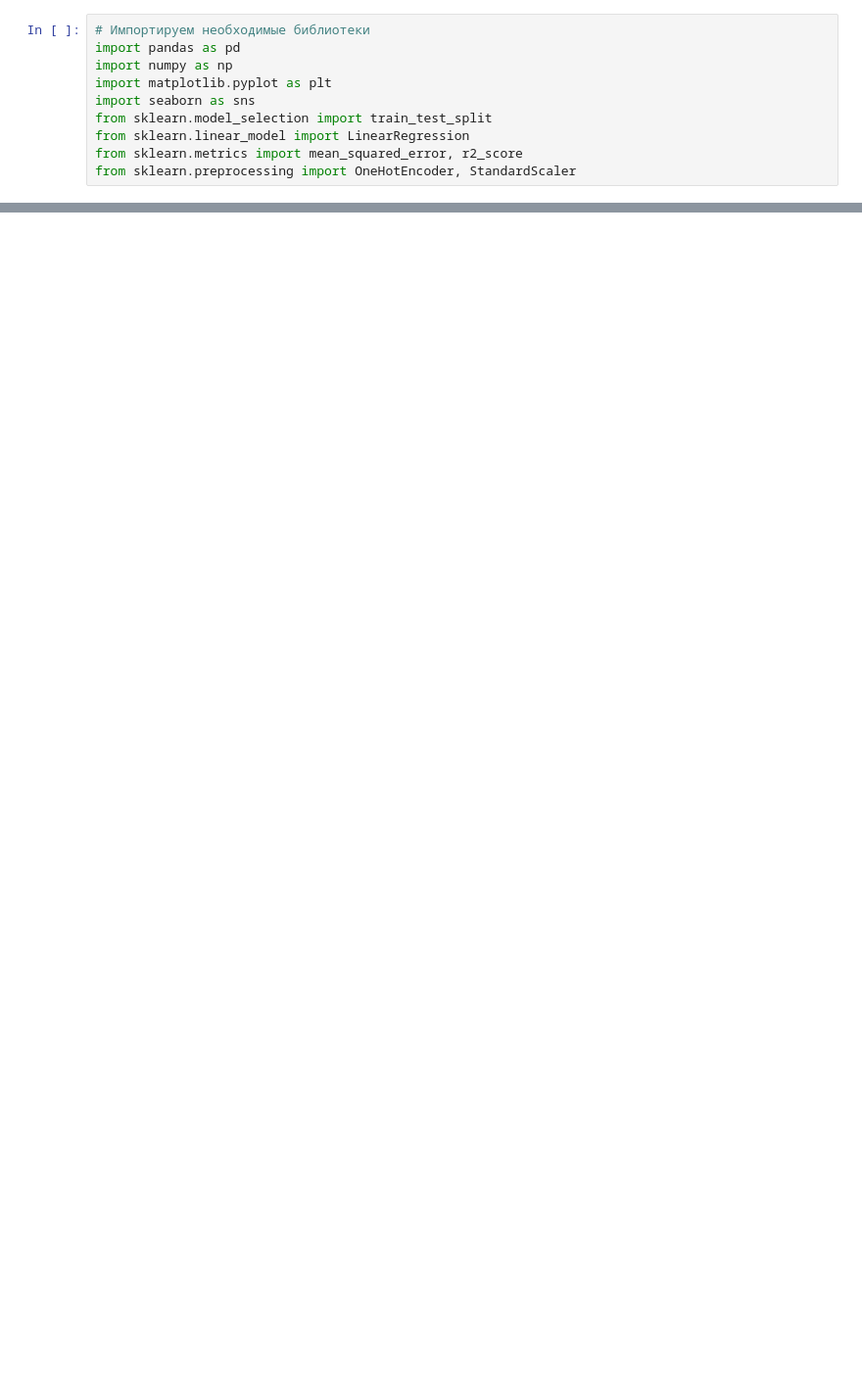
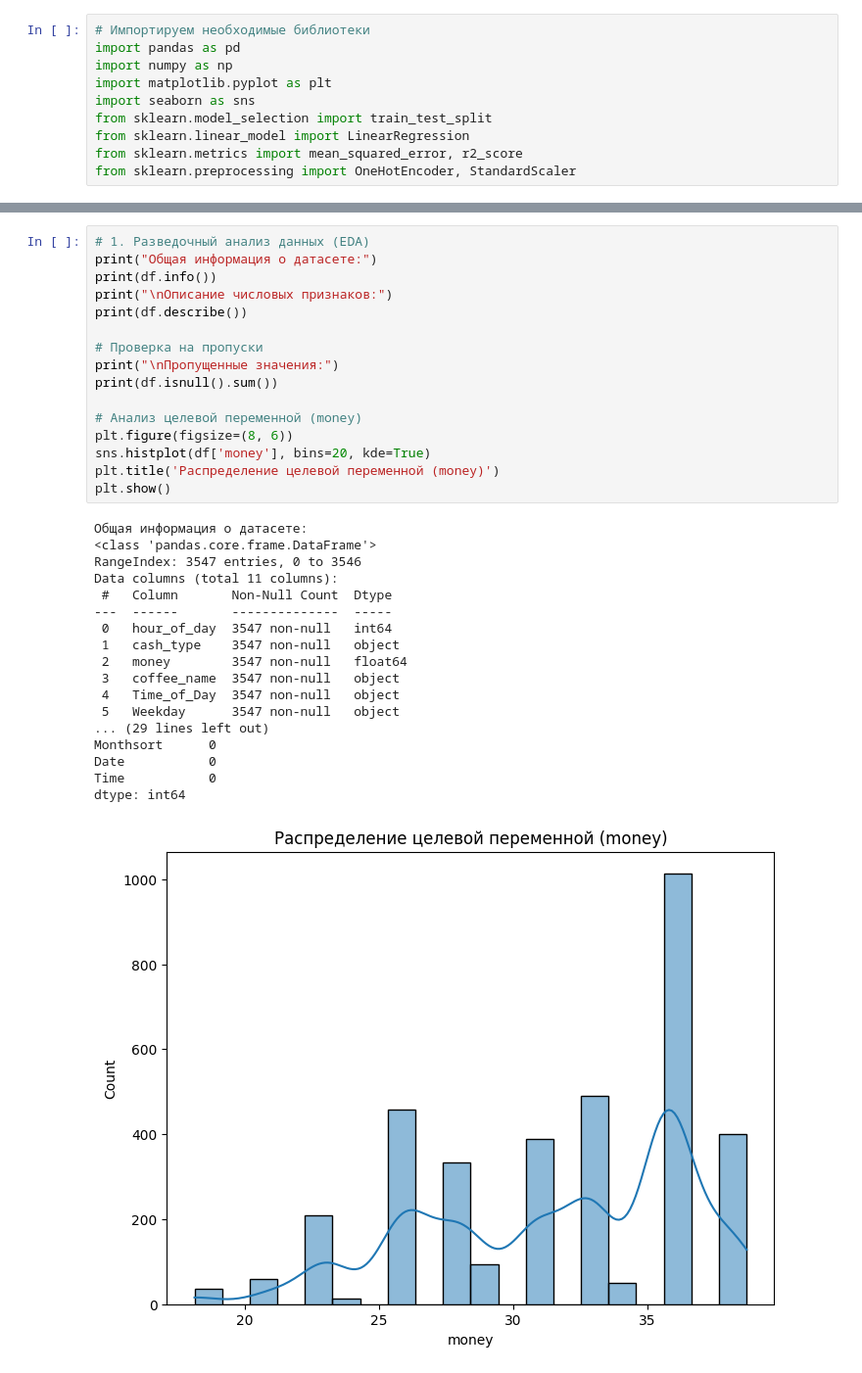
Before and after one commit to Sergo2004/machine-learning, a Jupyter notebook: дз2.ipynb, the cells around one changed output, grey strips where cells are left out. Shown: that part at 98% size. Cells and saved outputs as stored; diff of their text form; blank space fills up the shorter version.

```diff
--- a/дз2.ipynb
+++ b/дз2.ipynb
@@ -15,0 +14,35 @@ FileNotFoundError: [Errno 2] No such file or directory: 'Coffe_sales.csv'
+# %%
+# 1. Разведочный анализ данных (EDA)
+print("Общая информация о датасете:")
+print(df.info())
+print("\nОписание числовых признаков:")
+print(df.describe())
+
+# Проверка на пропуски
+print("\nПропущенные значения:")
+print(df.isnull().sum())
+
+# Анализ целевой переменной (money)
+plt.figure(figsize=(8, 6))
+sns.histplot(df['money'], bins=20, kde=True)
+plt.title('Распределение целевой переменной (money)')
+plt.show()
+# %% [output]
+Общая информация о датасете:
+<class 'pandas.core.frame.DataFrame'>
+RangeIndex: 3547 entries, 0 to 3546
+Data columns (total 11 columns):
+ #   Column       Non-Null Count  Dtype
+---  ------       --------------  -----
+ 0   hour_of_day  3547 non-null   int64
+ 1   cash_type    3547 non-null   object
+ 2   money        3547 non-null   float64
+ 3   coffee_name  3547 non-null   object
+ 4   Time_of_Day  3547 non-null   object
+ 5   Weekday      3547 non-null   object
+... (29 lines left out)
+Monthsort      0
+Date           0
+Time           0
+dtype: int64
+[figure, added]
```
Also changed, not shown: parts of 5 cells of this notebook.
